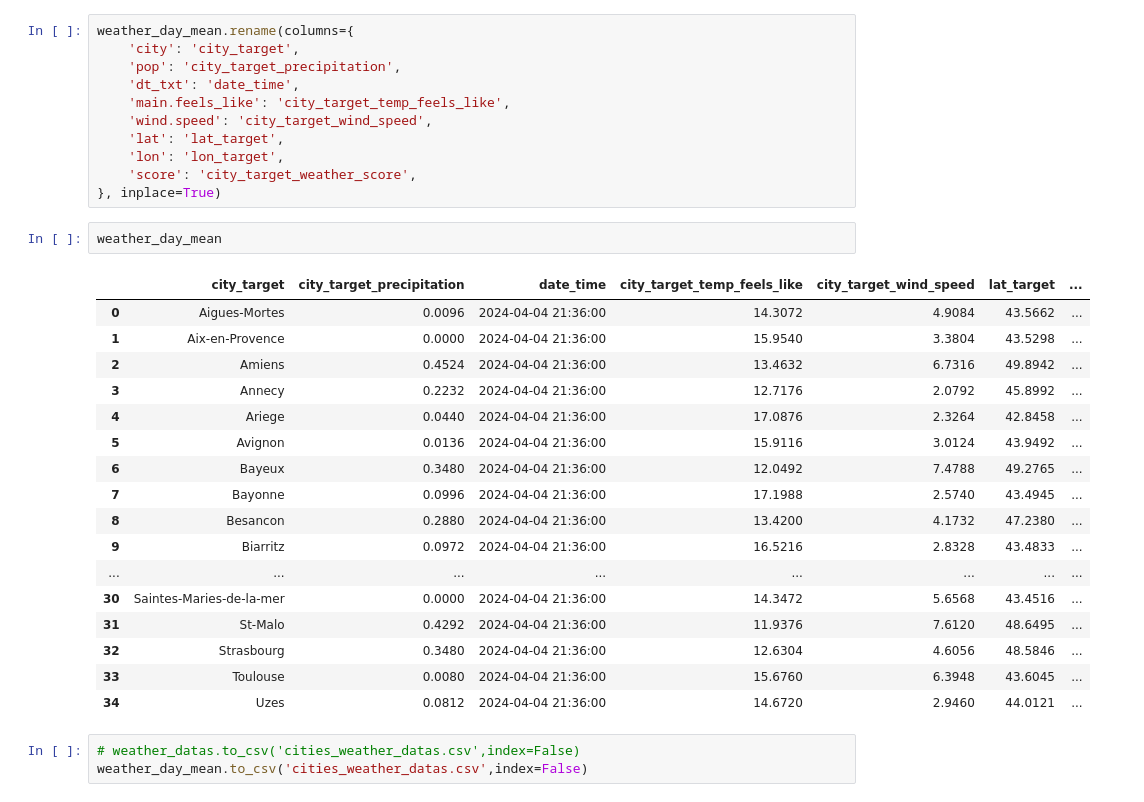
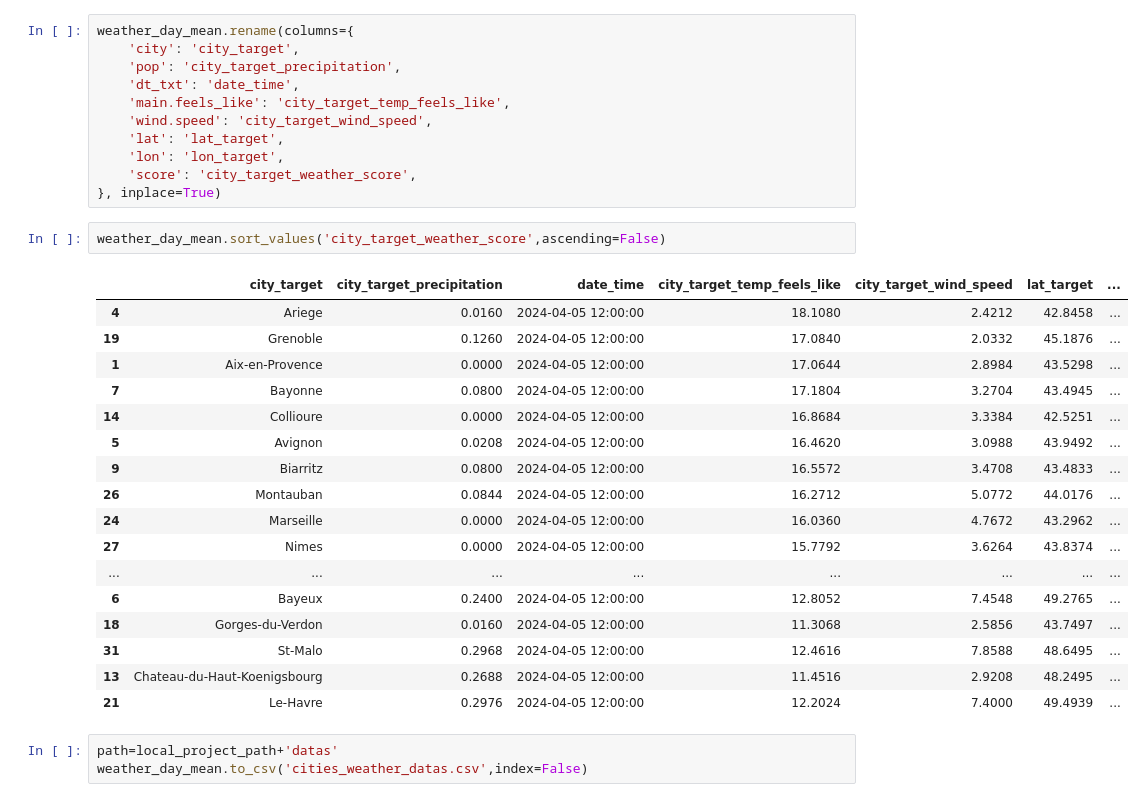
Before and after one commit to 2nzi/JEDHA-Projet-2-Kayak, a Jupyter notebook: API_city_weather.ipynb, the cells around one changed output. Cells and saved outputs as stored; diff of their text form.

```diff
--- a/API_city_weather.ipynb
+++ b/API_city_weather.ipynb
@@ -238,26 +238,26 @@ weather_day_mean.rename(columns={
     'lon': 'lon_target',
     'score': 'city_target_weather_score',
 }, inplace=True)
-# %%
-weather_day_mean
-# %% [output]
-|  | city_target | city_target_precipitation | date_time | city_target_temp_feels_like | city_target_wind_speed | lat_target | ... |
-| 0 | Aigues-Mortes | 0.0096 | 2024-04-04 21:36:00 | 14.3072 | 4.9084 | 43.5662 | ... |
-| 1 | Aix-en-Provence | 0.0000 | 2024-04-04 21:36:00 | 15.9540 | 3.3804 | 43.5298 | ... |
-| 2 | Amiens | 0.4524 | 2024-04-04 21:36:00 | 13.4632 | 6.7316 | 49.8942 | ... |
-| 3 | Annecy | 0.2232 | 2024-04-04 21:36:00 | 12.7176 | 2.0792 | 45.8992 | ... |
-| 4 | Ariege | 0.0440 | 2024-04-04 21:36:00 | 17.0876 | 2.3264 | 42.8458 | ... |
-| 5 | Avignon | 0.0136 | 2024-04-04 21:36:00 | 15.9116 | 3.0124 | 43.9492 | ... |
-| 6 | Bayeux | 0.3480 | 2024-04-04 21:36:00 | 12.0492 | 7.4788 | 49.2765 | ... |
-| 7 | Bayonne | 0.0996 | 2024-04-04 21:36:00 | 17.1988 | 2.5740 | 43.4945 | ... |
-| 8 | Besancon | 0.2880 | 2024-04-04 21:36:00 | 13.4200 | 4.1732 | 47.2380 | ... |
-| 9 | Biarritz | 0.0972 | 2024-04-04 21:36:00 | 16.5216 | 2.8328 | 43.4833 | ... |
-| ... | ... | ... | ... | ... | ... | ... | ... |
-| 30 | Saintes-Maries-de-la-mer | 0.0000 | 2024-04-04 21:36:00 | 14.3472 | 5.6568 | 43.4516 | ... |
-| 31 | St-Malo | 0.4292 | 2024-04-04 21:36:00 | 11.9376 | 7.6120 | 48.6495 | ... |
-| 32 | Strasbourg | 0.3480 | 2024-04-04 21:36:00 | 12.6304 | 4.6056 | 48.5846 | ... |
-| 33 | Toulouse | 0.0080 | 2024-04-04 21:36:00 | 15.6760 | 6.3948 | 43.6045 | ... |
-| 34 | Uzes | 0.0812 | 2024-04-04 21:36:00 | 14.6720 | 2.9460 | 44.0121 | ... |
+# %%
+weather_day_mean.sort_values('city_target_weather_score',ascending=False)
+# %% [output]
+|  | city_target | city_target_precipitation | date_time | city_target_temp_feels_like | city_target_wind_speed | lat_target | ... |
+| 4 | Ariege | 0.0160 | 2024-04-05 12:00:00 | 18.1080 | 2.4212 | 42.8458 | ... |
+| 19 | Grenoble | 0.1260 | 2024-04-05 12:00:00 | 17.0840 | 2.0332 | 45.1876 | ... |
+| 1 | Aix-en-Provence | 0.0000 | 2024-04-05 12:00:00 | 17.0644 | 2.8984 | 43.5298 | ... |
+| 7 | Bayonne | 0.0800 | 2024-04-05 12:00:00 | 17.1804 | 3.2704 | 43.4945 | ... |
+| 14 | Collioure | 0.0000 | 2024-04-05 12:00:00 | 16.8684 | 3.3384 | 42.5251 | ... |
+| 5 | Avignon | 0.0208 | 2024-04-05 12:00:00 | 16.4620 | 3.0988 | 43.9492 | ... |
+| 9 | Biarritz | 0.0800 | 2024-04-05 12:00:00 | 16.5572 | 3.4708 | 43.4833 | ... |
+| 26 | Montauban | 0.0844 | 2024-04-05 12:00:00 | 16.2712 | 5.0772 | 44.0176 | ... |
+| 24 | Marseille | 0.0000 | 2024-04-05 12:00:00 | 16.0360 | 4.7672 | 43.2962 | ... |
+| 27 | Nimes | 0.0000 | 2024-04-05 12:00:00 | 15.7792 | 3.6264 | 43.8374 | ... |
+| ... | ... | ... | ... | ... | ... | ... | ... |
+| 6 | Bayeux | 0.2400 | 2024-04-05 12:00:00 | 12.8052 | 7.4548 | 49.2765 | ... |
+| 18 | Gorges-du-Verdon | 0.0160 | 2024-04-05 12:00:00 | 11.3068 | 2.5856 | 43.7497 | ... |
+| 31 | St-Malo | 0.2968 | 2024-04-05 12:00:00 | 12.4616 | 7.8588 | 48.6495 | ... |
+| 13 | Chateau-du-Haut-Koenigsbourg | 0.2688 | 2024-04-05 12:00:00 | 11.4516 | 2.9208 | 48.2495 | ... |
+| 21 | Le-Havre | 0.2976 | 2024-04-05 12:00:00 | 12.2024 | 7.4000 | 49.4939 | ... |
 # %%
-# weather_datas.to_csv('cities_weather_datas.csv',index=False)
+path=local_project_path+'datas'
 weather_day_mean.to_csv('cities_weather_datas.csv',index=False)
```
Also changed, not shown: parts of 9 cells of this notebook, 24 other files.
